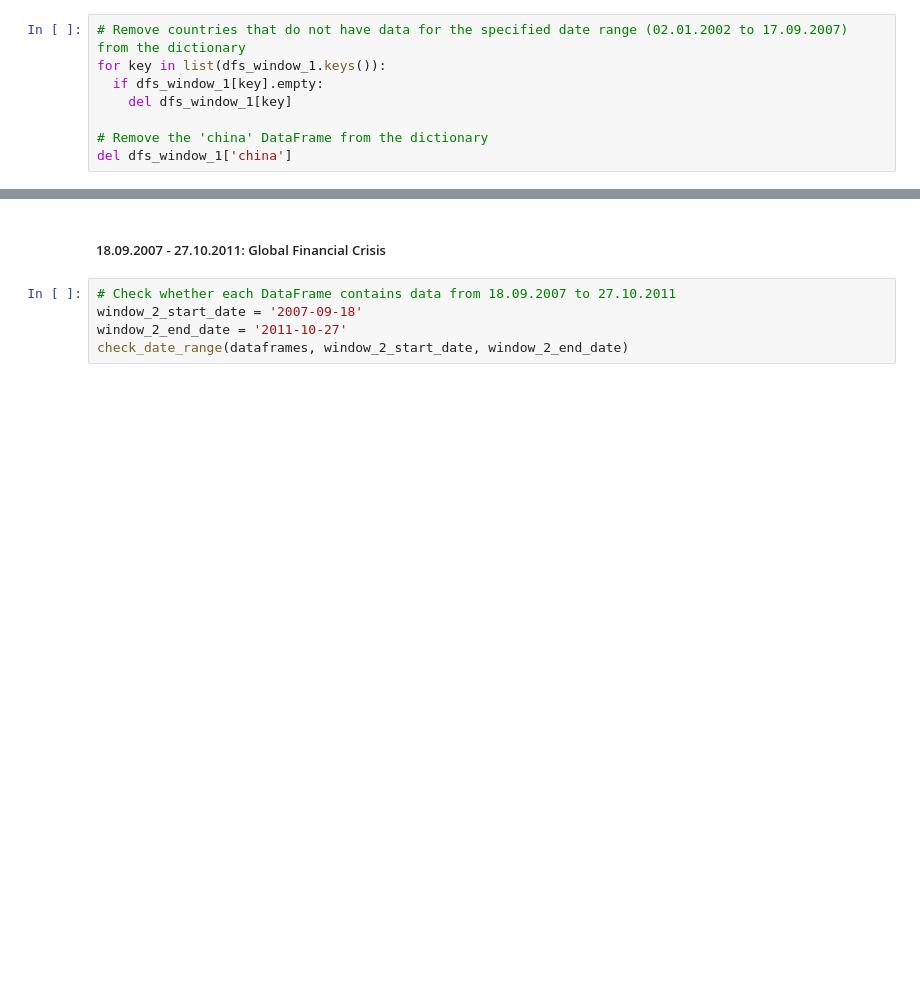
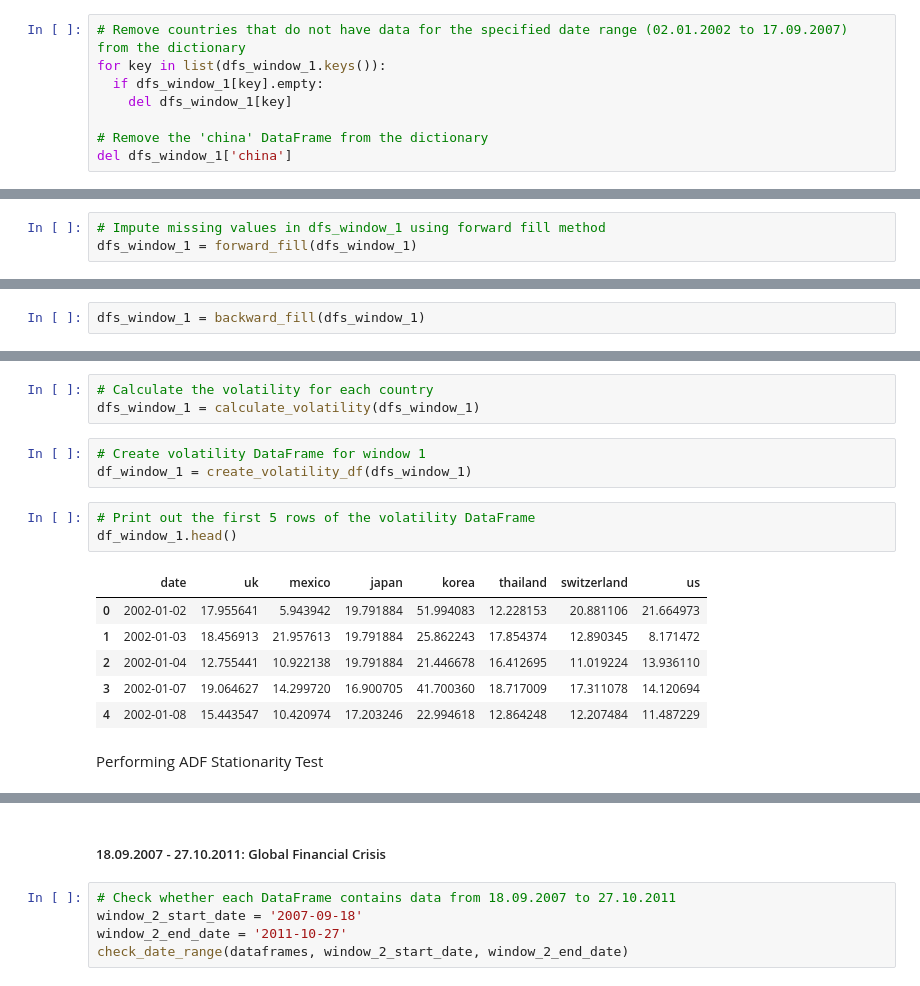
Before and after one commit to annguyentruong99/financial-contagion-var, a Jupyter notebook: notebooks/Vector Autoregressive.ipynb, the cells around one changed output, grey strips where cells are left out. Drawn from its saved outputs; the diff is of its cells as text; blank space fills up the shorter version.

Commit message:
added steps for window extraction and added stationarity test

```diff
--- a/notebooks/Vector Autoregressive.ipynb
+++ b/notebooks/Vector Autoregressive.ipynb
@@ -327,0 +289,3 @@ len(dfs_window_1)
+# %%
+# Impute missing values in dfs_window_1 using forward fill method
+dfs_window_1 = forward_fill(dfs_window_1)
@@ -327,0 +315,2 @@ len(dfs_window_1)
+# %%
+dfs_window_1 = backward_fill(dfs_window_1)
@@ -327,0 +338,18 @@ len(dfs_window_1)
+# %%
+# Calculate the volatility for each country
+dfs_window_1 = calculate_volatility(dfs_window_1)
+# %%
+# Create volatility DataFrame for window 1
+df_window_1 = create_volatility_df(dfs_window_1)
+# %%
+# Print out the first 5 rows of the volatility DataFrame
+df_window_1.head()
+# %% [output]
+|  | date | uk | mexico | japan | korea | thailand | switzerland | us |
+| 0 | 2002-01-02 | 17.955641 | 5.943942 | 19.791884 | 51.994083 | 12.228153 | 20.881106 | 21.664973 |
+| 1 | 2002-01-03 | 18.456913 | 21.957613 | 19.791884 | 25.862243 | 17.854374 | 12.890345 | 8.171472 |
+| 2 | 2002-01-04 | 12.755441 | 10.922138 | 19.791884 | 21.446678 | 16.412695 | 11.019224 | 13.936110 |
+| 3 | 2002-01-07 | 19.064627 | 14.299720 | 16.900705 | 41.700360 | 18.717009 | 17.311078 | 14.120694 |
+| 4 | 2002-01-08 | 15.443547 | 10.420974 | 17.203246 | 22.994618 | 12.864248 | 12.207484 | 11.487229 |
+# %% [markdown]
+Performing ADF Stationarity Test
```
Also changed, not shown: parts of 34 cells of this notebook.
